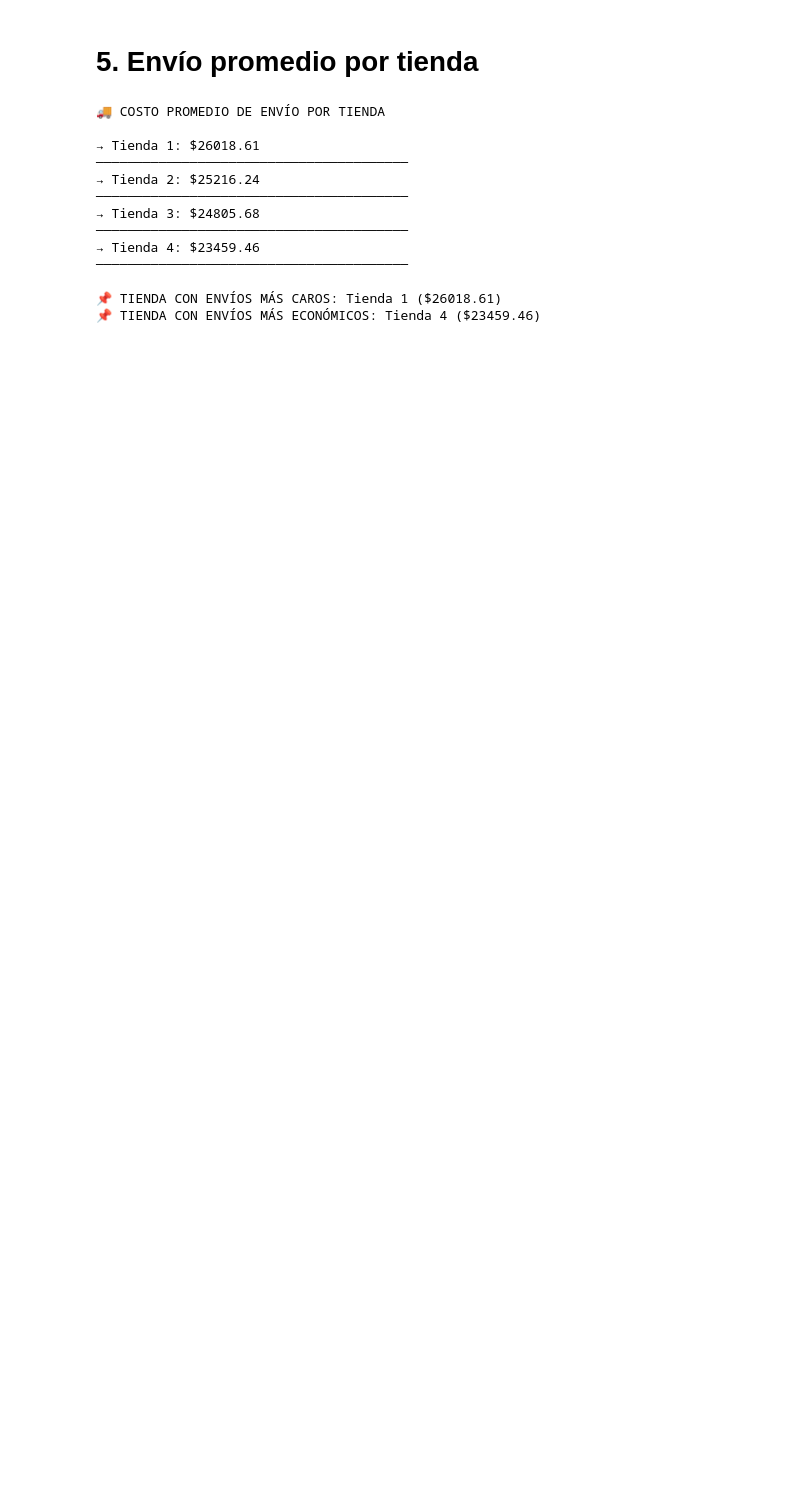
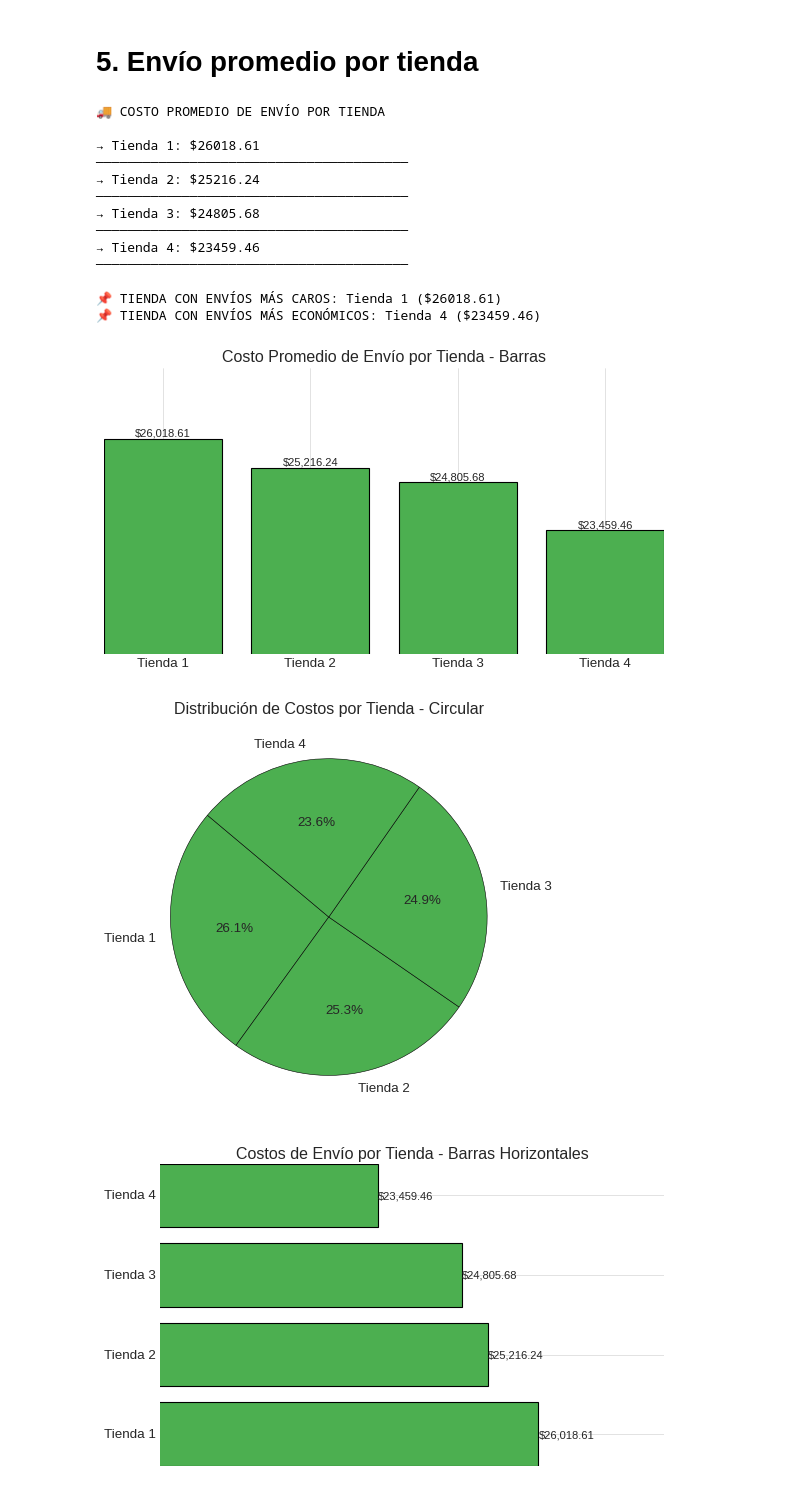
Before and after one commit to lzepedainacap1982/Challenge_Alura_Store_G8, a Jupyter notebook: AluraStoreLatam.ipynb, the cells around one changed output. Saved outputs shown, nothing was run; the diff lists cells and outputs as text; code cells hidden in the pictures; blank space fills up the shorter version.

```diff
--- a/AluraStoreLatam.ipynb
+++ b/AluraStoreLatam.ipynb
@@ -509,3 +564,59 @@ print(f"📌 TIENDA CON ENVÍOS MÁS ECONÓMICOS: {mas_barato[0]} (${mas_barato[
 
 📌 TIENDA CON ENVÍOS MÁS CAROS: Tienda 1 ($26018.61)
 📌 TIENDA CON ENVÍOS MÁS ECONÓMICOS: Tienda 4 ($23459.46)
+# %%
+print("\n" * 2)  # Espacio inicial
+
+# Datos
+tiendas = ["Tienda 1", "Tienda 2", "Tienda 3", "Tienda 4"]
+costos = [26018.61, 25216.24, 24805.68, 23459.46]
+color = "#4CAF50"  # Mismo color verde
+
+# --- Gráfico de Barras Verticales ---
+plt.figure(figsize=(8, 5))
+bars = plt.bar(tiendas, costos, color=color)
+plt.title("Costo Promedio de Envío por Tienda - Barras")
+plt.yticks([])  # Elimina números del eje Y
+plt.ylim(20000, max(costos) + 2000)
+plt.box(False)  # Elimina el marco
+
+# Etiquetas de valor
+for bar, costo in zip(bars, costos):
+    plt.text(bar.get_x() + bar.get_width() / 2, bar.get_height(),
+             f"${costo:,.2f}",  # Formato con 2 decimales y separador de miles
+             ha='center', va='bottom', fontsize=10)
+
+plt.tight_layout(pad=3)
+plt.show()
+print("\n" * 2)
+
+# --- Gráfico Circular ---
+plt.figure(figsize=(6, 6))
+plt.pie(costos, labels=tiendas, autopct='%1.1f%%', startangle=140,
+        colors=[color]*len(tiendas), wedgeprops={'linewidth': 0.5})
+plt.title("Distribución de Costos por Tienda - Circular")
+plt.tight_layout()
+plt.show()
+print("\n" * 2)
+
+# --- Gráfico de Barras Horizontales ---
+plt.figure(figsize=(8, 5))
+bars_h = plt.barh(tiendas, costos, color=color)
+plt.title("Costos de Envío por Tienda - Barras Horizontales")
+plt.xticks([])  # Elimina números del eje X
+plt.xlim(20000, max(costos) + 2000)
+plt.box(False)  # Elimina el marco
+
+# Etiquetas de valor
+for bar, costo in zip(bars_h, costos):
+    plt.text(bar.get_width(), bar.get_y() + bar.get_height() / 2,
+             f"${costo:,.2f}",
+             ha='left', va='center', fontsize=10)
+
+plt.tight_layout(pad=3)
+plt.show()
+print("\n" * 2)
+# %% [output]
+[figure, added]
+[figure, added]
+[figure, added]
```
Also changed, not shown: parts of 6 cells of this notebook.
